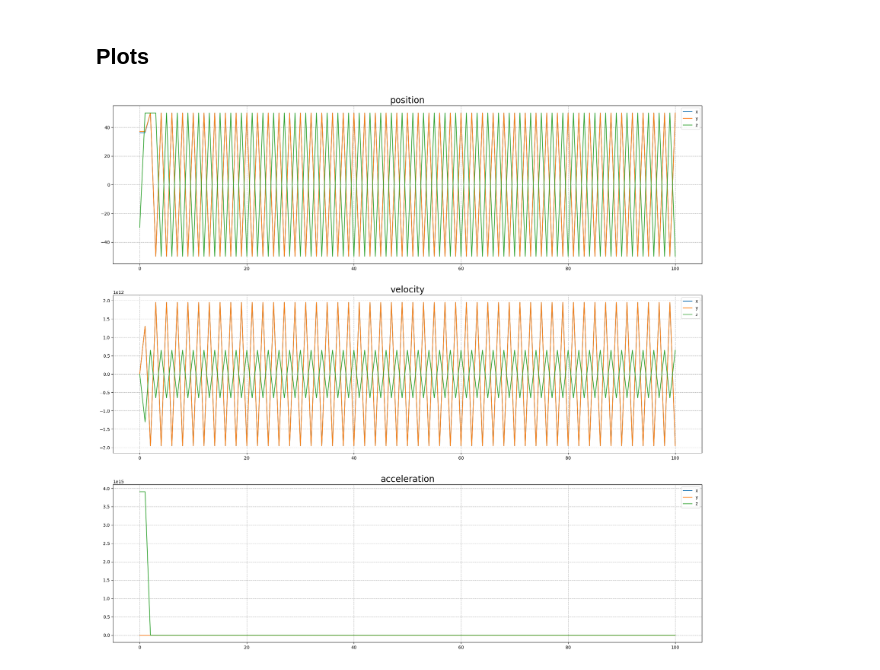
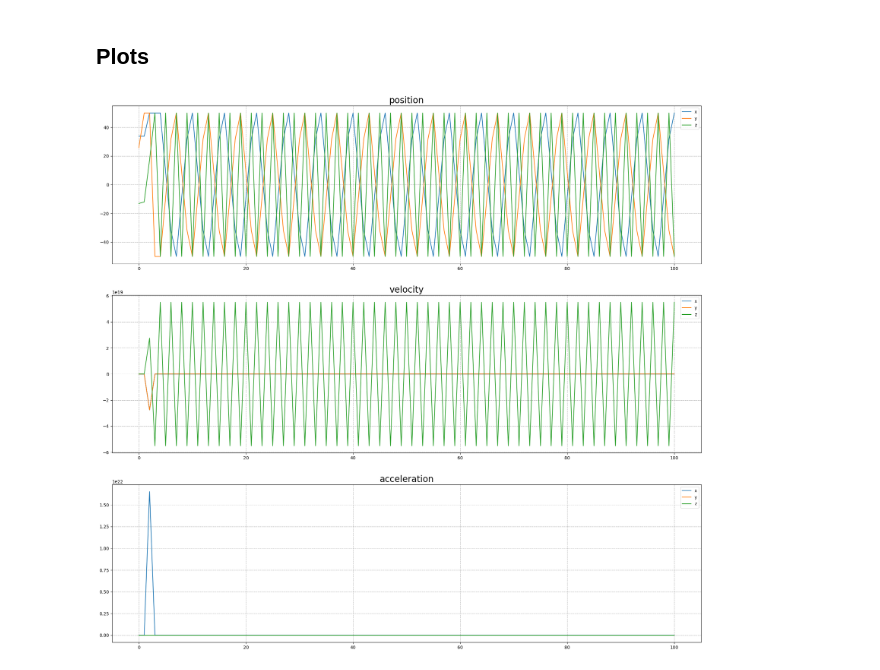
Before and after one commit to giuseppesimionato/gas-simulation, a Jupyter notebook: gas-simulation.ipynb, the cells around one changed output. Saved outputs shown, nothing was run; the diff lists cells and outputs as text; code cells hidden in the pictures.

```diff
--- a/gas-simulation.ipynb
+++ b/gas-simulation.ipynb
@@ -25,14 +25,15 @@ import matplotlib.pyplot as plt
 from scipy.constants import Boltzmann
 # %%
 # TODO: put constants in a json file
-DT = 0.001 # s
+DT = 0.01 # ps
 MAX_DISTANCE = 50 # angstrom
-TOTAL_PARTICLES = 10
+TOTAL_PARTICLES = 100
 MAX_TIME_STEPS = 100
 MASS = 39.95 # argon amu
-TEMPERATURE = 293 # K
+TEMPERATURE = 300 # K
 EPSILON = 0.0105 # eV
 SIGMA = 3.44 # angstrom
+CUTOFF = 15 # angstrom
 
 PRECISION = 3
 # %% [markdown]
@@ -178,35 +179,35 @@ for time in tqdm(range(MAX_TIME_STEPS)):
 ## Plots
 # %%
 plt.figure(figsize=(24,22))
-particle_number = 0
+particle_number = 1
 
 plt.subplot(3,1,1)
 plt.plot(np.array(sample[particle_number]['position'])[:,0], label='x')
 plt.plot(np.array(sample[particle_number]['position'])[:,1], label='y')
 plt.plot(np.array(sample[particle_number]['position'])[:,2], label='z')
 plt.title('position', fontsize=20)
 plt.grid(linestyle='--')
 plt.legend()
 
 plt.subplot(3,1,2)
 plt.plot(np.array(sample[particle_number]['velocity'])[:,0], label='x')
 plt.plot(np.array(sample[particle_number]['velocity'])[:,1], label='y')
 plt.plot(np.array(sample[particle_number]['velocity'])[:,2], label='z')
 plt.title('velocity', fontsize=20)
 plt.grid(linestyle='--')
 plt.legend()
 
 plt.subplot(3,1,3)
 plt.plot(np.array(sample[particle_number]['acceleration'])[:,0], label='x')
 plt.plot(np.array(sample[particle_number]['acceleration'])[:,1], label='y')
 plt.plot(np.array(sample[particle_number]['acceleration'])[:,2], label='z')
 plt.title('acceleration', fontsize=20)
 plt.grid(linestyle='--')
 plt.legend()
 
 plt.show()
 # %% [output]
-[figure, old version]
+[figure, new version]
 # %%
 timestep = 0
 for timestep in tqdm(range(MAX_TIME_STEPS)):
```
Also changed, not shown: parts of 3 cells of this notebook, 1 other file.
